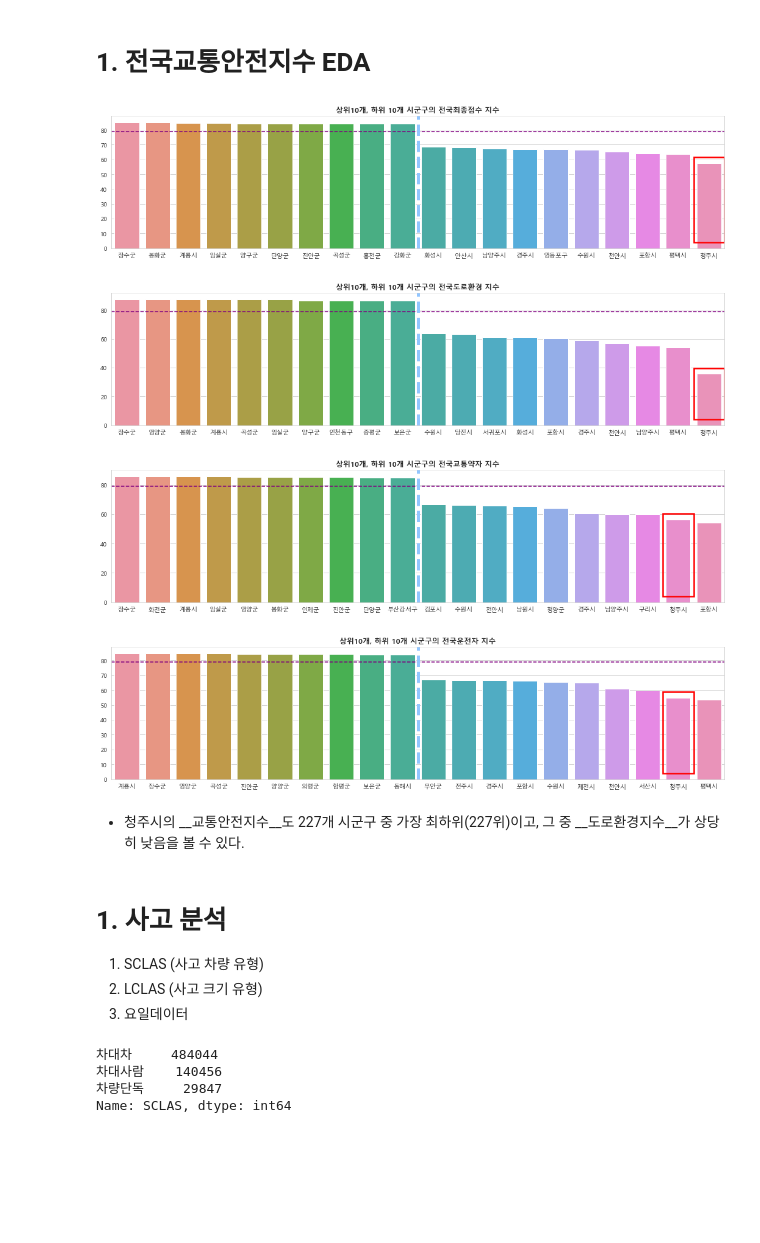
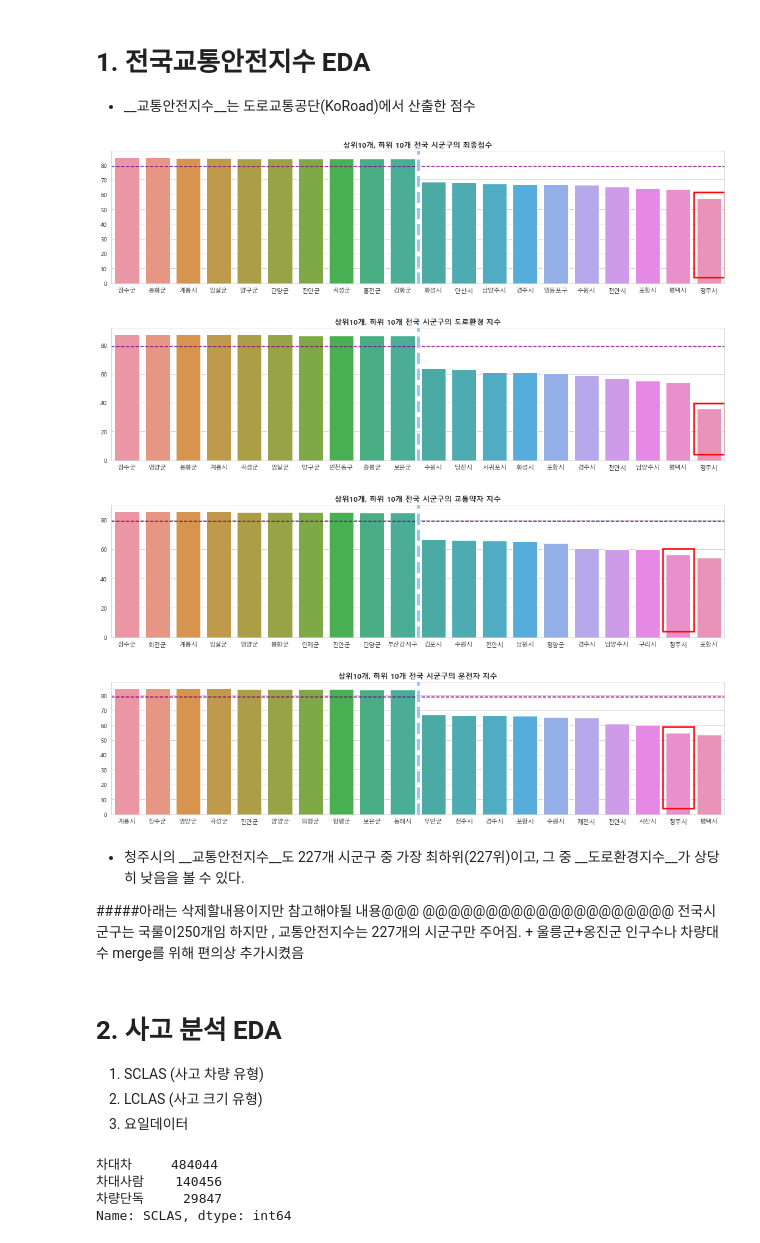
Before and after one commit to 2020NIA/roundabout_project, a Jupyter notebook: source/1. 청주시 EDA.ipynb, the cells around one changed output. Cells and saved outputs as stored; diff of their text form; code cells hidden in the pictures; blank space fills up the shorter version.

```diff
--- a/source/1. 청주시 EDA.ipynb
+++ b/source/1. 청주시 EDA.ipynb
@@ -27,7 +27,7 @@ matplotlib.rcParams['axes.unicode_minus'] = False
 # %%
-전국교통안전지수 = pd.read_excel('data/전국교통안전지수+차량수+도로길이_final.xlsx', encoding = 'EUC-KR', index_col = 0)
+전국교통안전지수 = pd.read_excel('data/전국교통안전지수+차량둥록수+인구수_final.xlsx', encoding = 'EUC-KR', index_col = 0)
 전국사고데이터 = pd.read_csv('data/전국사고_시군구전처리229개.csv', engine ='python', encoding = 'utf-8', index_col = 0)
-전국링크데이터 = pd.read_csv('data/전국링크데이터.csv', index_col = 0)
+전국링크데이터 = pd.read_csv('data/전국링크데이터_SIG_CD전처리.csv', index_col = 0)
 
 전국교통안전지수.tail()
 
@@ -41,7 +41,9 @@ matplotlib.rcParams['axes.unicode_minus'] = False
 | 228 | 50130 | Seogwipo-si | 서귀포시 | 제주 | 72.28 | E | 72.31 | D | 70.83 | E | 61.28 | ... |
 # %% [markdown]
 # 1. 전국교통안전지수 EDA
+- __교통안전지수__는 도로교통공단(KoRoad)에서 산출한 점수
 # %%
+#상위10위와 하위 10위를 대조적으로 비교하기 위한 그래프 생성 함수
 def 상위10하위10전국그래프(df, column):
 
     Top10 = df.sort_values(by = column , ascending=False)[['시군구',column]][:10]  #상위10개
@@ -50,7 +52,7 @@ def 상위10하위10전국그래프(df, column):
 
     plt.figure(figsize = (18,4))
 
-    plt.title('상위10개, 하위 10개 시군구의 전국' + column + ' 지수', fontweight="bold")
+    plt.title('상위10개, 하위 10개 전국 시군구의 ' + column, fontweight="bold")
 
     plt.axhline(df[column].mean(), color = 'purple' , linestyle='--') # 지수 평균 수평선
     plt.axvline(9.5, linewidth = 5 , ls = '--')   #상위10위, 하위10위 구분 경계선
@@ -72,18 +74,22 @@ def 상위10하위10전국그래프(df, column):
     plt.show()
 # %%
 상위10하위10전국그래프(df = 전국교통안전지수 , column = '최종점수')
-상위10하위10전국그래프(df = 전국교통안전지수 , column = '도로환경')
-상위10하위10전국그래프(df = 전국교통안전지수 , column = '교통약자')
-상위10하위10전국그래프(df = 전국교통안전지수 , column = '운전자')
+상위10하위10전국그래프(df = 전국교통안전지수 , column = '도로환경 지수')
+상위10하위10전국그래프(df = 전국교통안전지수 , column = '교통약자 지수')
+상위10하위10전국그래프(df = 전국교통안전지수 , column = '운전자 지수')
 # %% [output]
-[figure, old version]
+[figure, new version]
 [figure]
 [figure]
 [figure]
 # %% [markdown]
 - 청주시의 __교통안전지수__도 227개 시군구 중 가장 최하위(227위)이고, 그 중 __도로환경지수__가 상당히 낮음을 볼 수 있다.
+
+#####아래는 삭제할내용이지만 참고해야될 내용@@@ @@@@@@@@@@@@@@@@@@@@
+전국시군구는 국룰이250개임
+하지만 , 교통안전지수는 227개의 시군구만 주어짐.  + 울릉군+옹진군 인구수나 차량대수 merge를 위해 편의상 추가시켰음
 # %% [markdown]
-# 1. 사고 분석
+# 2. 사고 분석 EDA
 1. SCLAS (사고 차량 유형)
 2. LCLAS (사고 크기 유형)
 3. 요일데이터
```
Also changed, not shown: parts of 98 cells of this notebook.
